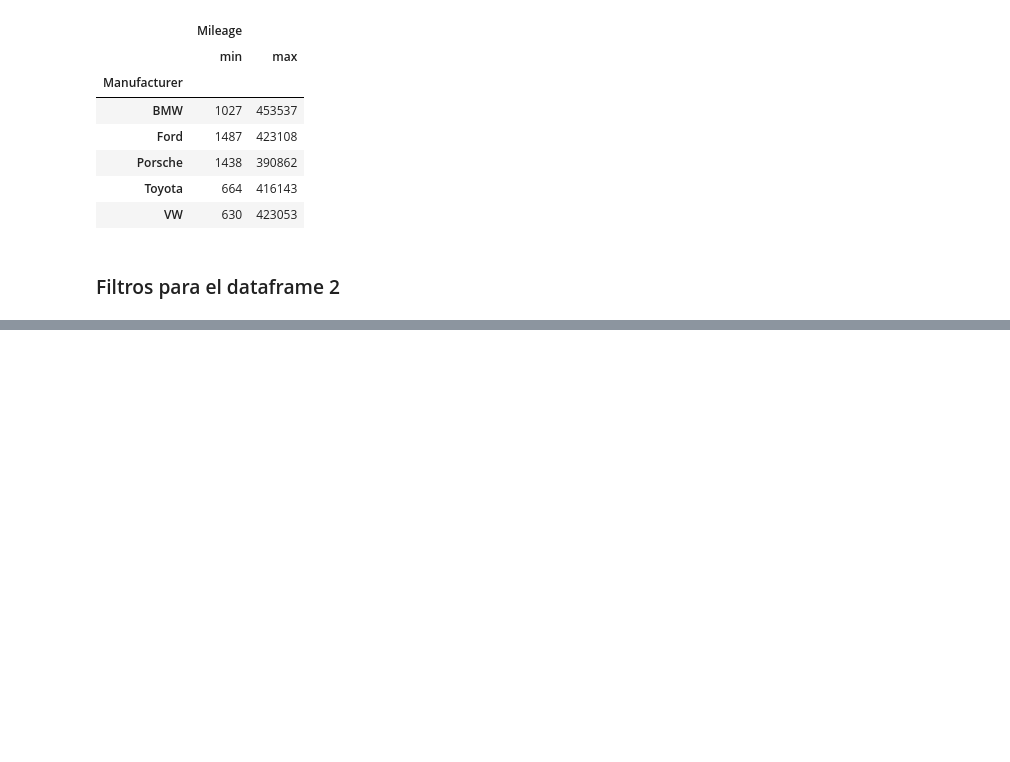
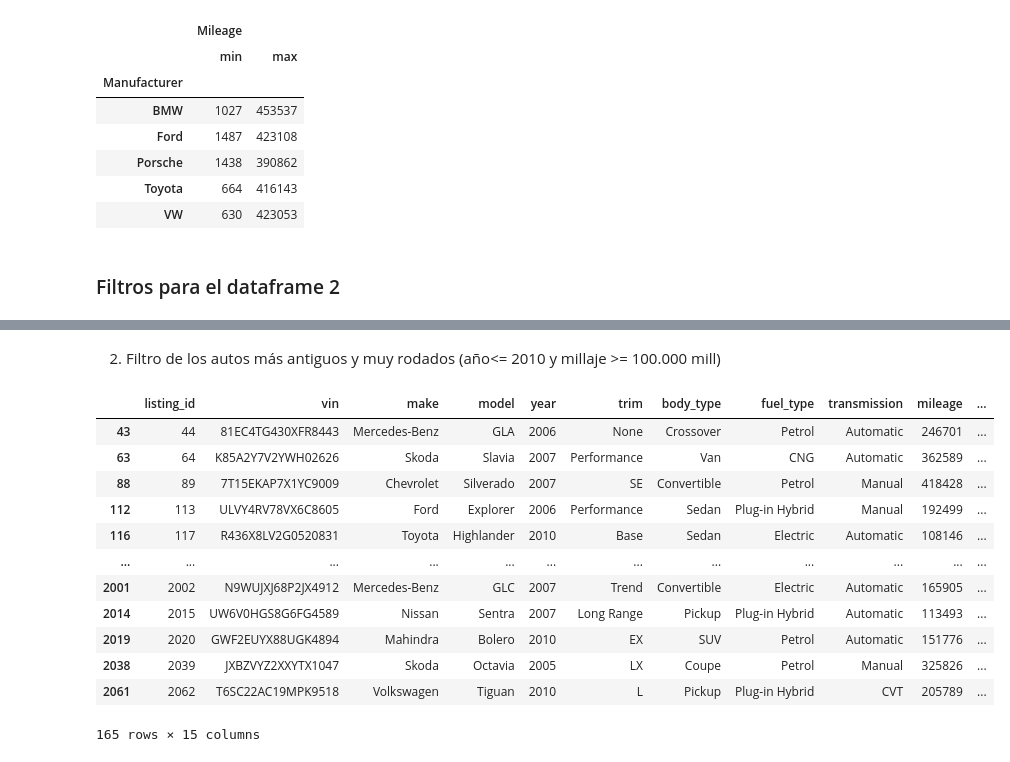
Before and after one commit to manoale97/Practica_G7, a Jupyter notebook: desarrolloG7.ipynb, the cells around one changed output, grey strips where cells are left out. Saved outputs shown, nothing was run; the diff lists cells and outputs as text; code cells hidden in the pictures; blank space fills up the shorter version.

```diff
--- a/desarrolloG7.ipynb
+++ b/desarrolloG7.ipynb
@@ -193,0 +210,18 @@ df_car_sales_bd.groupby('Manufacturer').agg({'Mileage':['min', 'max']})
+# %% [markdown]
+2. Filtro de los autos más antiguos y muy rodados (año<= 2010 y millaje >= 100.000 mill)
+# %%
+df_used_cars[(df_used_cars['year']<=2010) & (df_used_cars['mileage']>=100000)]
+# %% [output]
+|  | listing_id | vin | make | model | year | trim | body_type | fuel_type | transmission | mileage | ... |
+| 43 | 44 | 81EC4TG430XFR8443 | Mercedes-Benz | GLA | 2006 | None | Crossover | Petrol | Automatic | 246701 | ... |
+| 63 | 64 | K85A2Y7V2YWH02626 | Skoda | Slavia | 2007 | Performance | Van | CNG | Automatic | 362589 | ... |
+| 88 | 89 | 7T15EKAP7X1YC9009 | Chevrolet | Silverado | 2007 | SE | Convertible | Petrol | Manual | 418428 | ... |
+| 112 | 113 | ULVY4RV78VX6C8605 | Ford | Explorer | 2006 | Performance | Sedan | Plug-in Hybrid | Manual | 192499 | ... |
+| 116 | 117 | R436X8LV2G0520831 | Toyota | Highlander | 2010 | Base | Sedan | Electric | Automatic | 108146 | ... |
+| ... | ... | ... | ... | ... | ... | ... | ... | ... | ... | ... | ... |
+| 2001 | 2002 | N9WUJXJ68P2JX4912 | Mercedes-Benz | GLC | 2007 | Trend | Convertible | Electric | Automatic | 165905 | ... |
+| 2014 | 2015 | UW6V0HGS8G6FG4589 | Nissan | Sentra | 2007 | Long Range | Pickup | Plug-in Hybrid | Automatic | 113493 | ... |
+| 2019 | 2020 | GWF2EUYX88UGK4894 | Mahindra | Bolero | 2010 | EX | SUV | Petrol | Automatic | 151776 | ... |
+| 2038 | 2039 | JXBZVYZ2XXYTX1047 | Skoda | Octavia | 2005 | LX | Coupe | Petrol | Manual | 325826 | ... |
+| 2061 | 2062 | T6SC22AC19MPK9518 | Volkswagen | Tiguan | 2010 | L | Pickup | Plug-in Hybrid | CVT | 205789 | ... |
+165 rows × 15 columns
```
Also changed, not shown: parts of 6 cells of this notebook.
